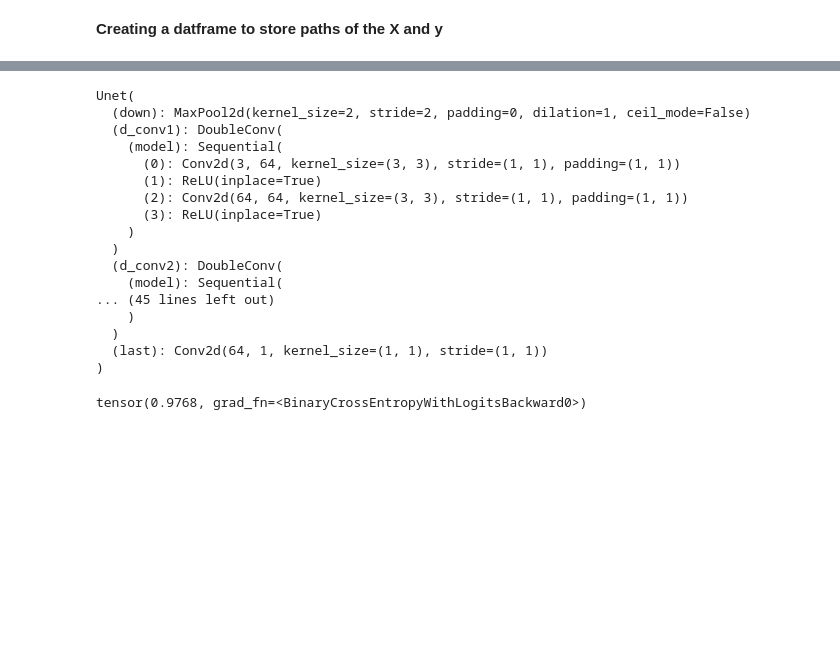
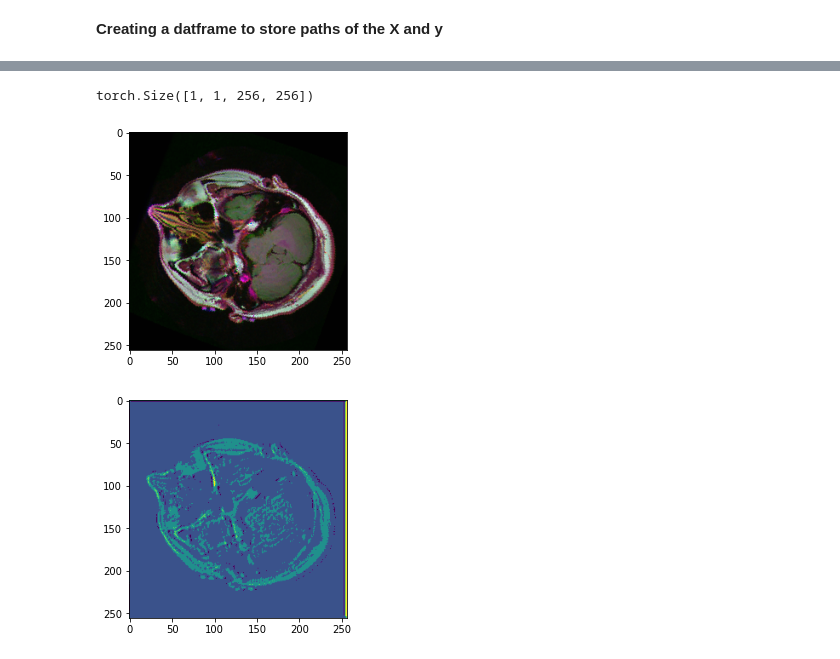
Before and after one commit to christian-creator/brain_cancer_segmentation, a Jupyter notebook: notebooks/segmentation_workflow.ipynb, the cells around one changed output, grey strips where cells are left out. Cells and saved outputs as stored; diff of their text form; code cells hidden in the pictures; blank space fills up the shorter version.

```diff
--- a/notebooks/segmentation_workflow.ipynb
+++ b/notebooks/segmentation_workflow.ipynb
@@ -100,24 +162,0 @@ torch.Size([32, 1, 256, 256])
-# %%
-from model_structures import Unet,get_n_params
-image_random = np.random.normal(0,1, (1, 3, 256, 256)).astype('float32')
-image_random = Variable(torch.from_numpy(image_random))
-net = Unet(1)
-net.to(device)
-# %% [output]
-Unet(
-  (down): MaxPool2d(kernel_size=2, stride=2, padding=0, dilation=1, ceil_mode=False)
-  (d_conv1): DoubleConv(
-    (model): Sequential(
-      (0): Conv2d(3, 64, kernel_size=(3, 3), stride=(1, 1), padding=(1, 1))
-      (1): ReLU(inplace=True)
-      (2): Conv2d(64, 64, kernel_size=(3, 3), stride=(1, 1), padding=(1, 1))
-      (3): ReLU(inplace=True)
-    )
-  )
-  (d_conv2): DoubleConv(
-    (model): Sequential(
-... (45 lines left out)
-    )
-  )
-  (last): Conv2d(64, 1, kernel_size=(1, 1), stride=(1, 1))
-)
@@ -127 +163,26 @@ print(net(image_random).shape)
+# %%
+from model_structures import Unet,get_n_params
+net = Unet(1)
+# print(get_n_params(net))
+test_image = image[0,:,:,:].unsqueeze(0)
+output = net(test_image)
+print(output.shape)
+# %% [output]
+torch.Size([1, 1, 256, 256])
+# %%
+def show_network_output(input_image,output_image):
+    transform = transforms.ToPILImage()
+    input = transform(input_image[0,:,:,:])
+    output = transform(output_image[0,:,:,:])
+
+    plt.imshow(input)
+    plt.show()
+
+    plt.imshow(output)
+    plt.show()
+
+show_network_output(test_image,output)
+# %% [output]
+[figure, added]
+[figure, added]
 # %%
@@ -156,8 +238,0 @@ def train(model, device, epochs, train_loaders, val_loaders):
-# %%
-train_loaders = (images_train_loader,mask_train_loader)
-val_loaders = (images_val_loader,mask_val_loader)
-net = Unet(1)
-
-train(net,"cpu",1,train_loaders,val_loaders)
-# %% [output]
-tensor(0.9768, grad_fn=<BinaryCrossEntropyWithLogitsBackward0>)
```
Also changed, not shown: parts of 17 cells of this notebook, 3 other files.
